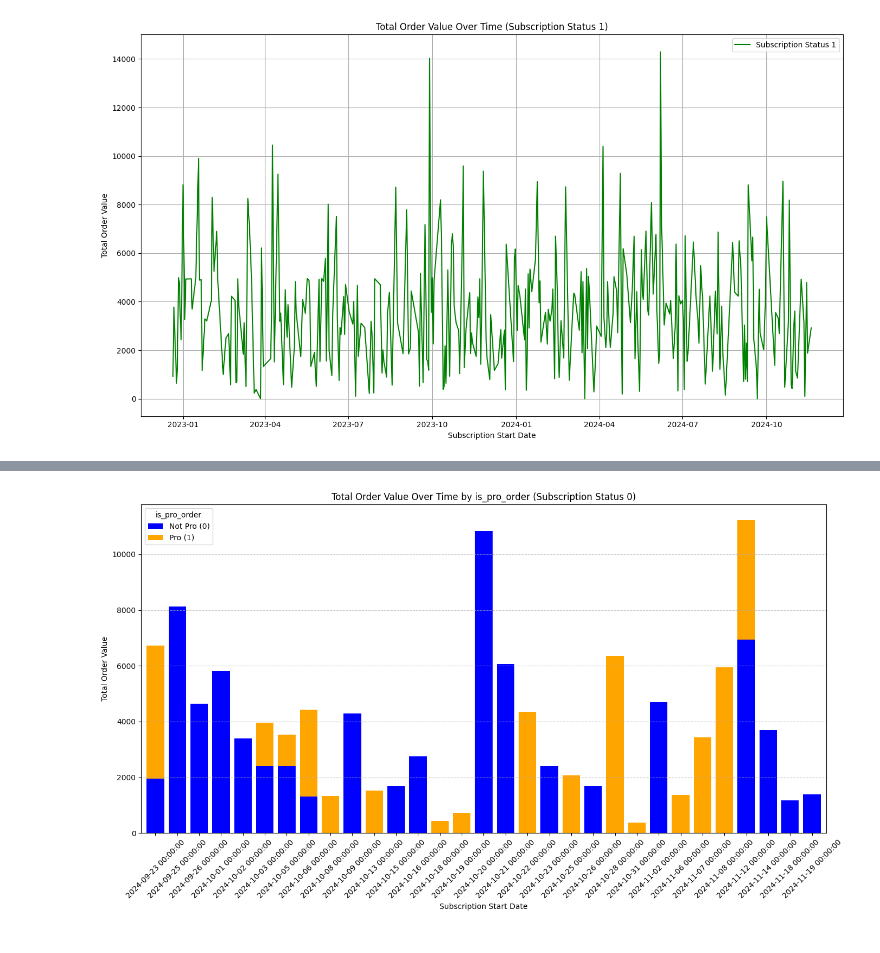
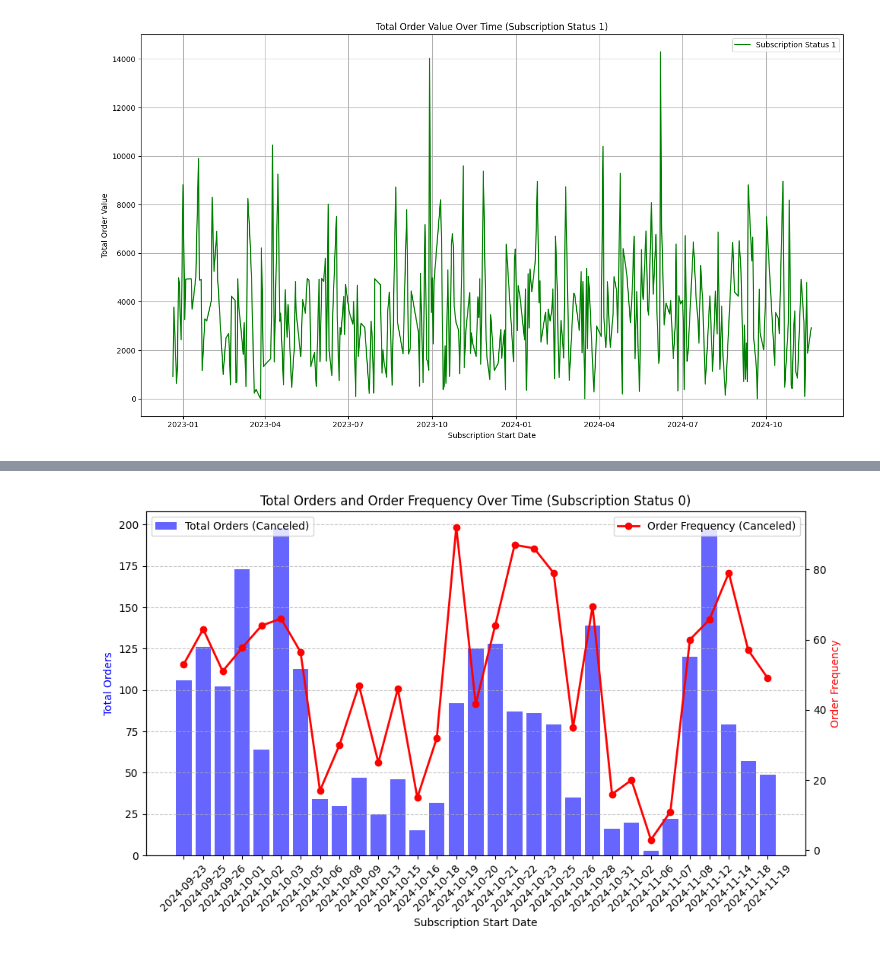
Before and after one commit to hanieranjbar/snappfood_task, a Jupyter notebook: 1stpythontaskEDA.ipynb, the cells around one changed output, grey strips where cells are left out. Cells and saved outputs as stored; diff of their text form; code cells hidden in the pictures.

```diff
--- a/1stpythontaskEDA.ipynb
+++ b/1stpythontaskEDA.ipynb
@@ -196,75 +405,83 @@ plt.show()
 # %%
 import pandas as pd
 import matplotlib.pyplot as plt
 import seaborn as sns
 
 # Load the dataset
 file_path = "foodpro_users.csv"
 data = pd.read_csv(file_path)
 
 # Ensure subscription_start is in datetime format
 data['subscription_start'] = pd.to_datetime(data['subscription_start'])
 
 # Filter data for the last 3 months
 three_months_ago = pd.Timestamp.now() - pd.DateOffset(months=3)
 data = data[data['subscription_start'] >= three_months_ago]
 
+# Format subscription_start to yyyy-mm-dd
+data['subscription_start'] = data['subscription_start'].dt.strftime('%Y-%m-%d')
+
 # Filter data for subscription_status = 0 and 1
 data_0 = data[data['subscription_status'] == 0]
 data_1 = data[data['subscription_status'] == 1]
 
-# Group by subscription_start and is_pro_order for status 0
-metrics_0 = data_0.groupby(['subscription_start', 'is_pro_order']).agg({
-    'total_orders': 'sum',
-    'total_order_value': 'sum'
-}).reset_index()
+# Calculate order frequency as total orders divided by the number of unique customers
+data_0_grouped = data_0.groupby(['subscription_start']).agg(
+    total_orders=('total_orders', 'sum'),
+    unique_customers=('customer_id', 'nunique')
+).reset_index()
 
-# Group by subscription_start and is_pro_order for status 1
-metrics_1 = data_1.groupby(['subscription_start', 'is_pro_order']).agg({
-    'total_orders': 'sum',
-    'total_order_value': 'sum'
-}).reset_index()
+data_1_grouped = data_1.groupby(['subscription_start']).agg(
+    total_orders=('total_orders', 'sum'),
+    unique_customers=('customer_id', 'nunique')
+).reset_index()
 
-# Pivot data for plotting stacked bar charts
-metrics_0_pivot = metrics_0.pivot(index='subscription_start', columns='is_pro_order', values='total_order_value').fillna(0)
-metrics_1_pivot = metrics_1.pivot(index='subscription_start', columns='is_pro_order', values='total_order_value').fillna(0)
+# Calculate order frequency
+data_0_grouped['order_frequency'] = data_0_grouped['total_orders'] / data_0_grouped['unique_customers']
+data_1_grouped['order_frequency'] = data_1_grouped['total_orders'] / data_1_grouped['unique_customers']
 
-# Plot for subscription_status = 0
-plt.figure(figsize=(14, 8))
-metrics_0_pivot.plot(
-    kind='bar',
-    stacked=True,
-    color=['blue', 'orange'],
-    figsize=(14, 8),
-    width=0.8,
-    ax=plt.gca()
-)
-plt.title('Total Order Value Over Time by is_pro_order (Subscription Status 0)')
-plt.xlabel('Subscription Start Date')
-plt.ylabel('Total Order Value')
-plt.legend(title='is_pro_order', labels=['Not Pro (0)', 'Pro (1)'])
-plt.xticks(rotation=45)
-plt.grid(axis='y', linestyle='--', alpha=0.7)
+# Plot for subscription_status = 0 (Canceled)
+fig, ax1 = plt.subplots(figsize=(10, 6))
+
+# Bar chart for total orders (volume of orders)
+ax1.bar(data_0_grouped['subscription_start'], data_0_grouped['total_orders'], color='blue', alpha=0.6, label='Total Orders (Canceled)', width=0.8)
+
+# Line chart for order frequency
+ax2 = ax1.twinx()
+ax2.plot(data_0_grouped['subscription_start'], data_0_grouped['order_frequency'], marker='o', color='red', label='Order Frequency (Canceled)', linewidth=2)
+
+ax1.set_title('Total Orders and Order Frequency Over Time (Subscription Status 0)')
+ax1.set_xlabel('Subscription Start Date')
+ax1.set_ylabel('Total Orders', color='blue')
+ax2.set_ylabel('Order Frequency', color='red')
+ax1.tick_params(axis='x', rotation=45)
+ax1.grid(axis='y', linestyle='--', alpha=0.7)
+ax1.legend(loc='upper left')
+ax2.legend(loc='upper right')
+
 plt.tight_layout()
 plt.show()
 
-# Plot for subscription_status = 1
-plt.figure(figsize=(14, 8))
-metrics_1_pivot.plot(
-    kind='bar',
-    stacked=True,
-    color=['blue', 'orange'],
-    figsize=(14, 8),
-    width=0.8,
-    ax=plt.gca()
-)
-plt.title('Total Order Value Over Time by is_pro_order (Subscription Status 1)')
-plt.xlabel('Subscription Start Date')
-plt.ylabel('Total Order Value')
-plt.legend(title='is_pro_order', labels=['Not Pro (0)', 'Pro (1)'])
-plt.xticks(rotation=45)
-plt.grid(axis='y', linestyle='--', alpha=0.7)
+# Plot for subscription_status = 1 (Active)
+fig, ax1 = plt.subplots(figsize=(10, 6))
+
+# Bar chart for total orders (volume of orders)
+ax1.bar(data_1_grouped['subscription_start'], data_1_grouped['total_orders'], color='orange', alpha=0.6, label='Total Orders (Active)', width=0.8)
+
+# Line chart for order frequency
+ax2 = ax1.twinx()
+ax2.plot(data_1_grouped['subscription_start'], data_1_grouped['order_frequency'], marker='o', color='green', label='Order Frequency (Active)', linewidth=2)
+
+ax1.set_title('Total Orders and Order Frequency Over Time (Subscription Status 1)')
+ax1.set_xlabel('Subscription Start Date')
+ax1.set_ylabel('Total Orders', color='orange')
+ax2.set_ylabel('Order Frequency', color='green')
+ax1.tick_params(axis='x', rotation=45)
+ax1.grid(axis='y', linestyle='--', alpha=0.7)
+ax1.legend(loc='upper left')
+ax2.legend(loc='upper right')
+
 plt.tight_layout()
 plt.show()
 # %% [output]
-[figure, old version]
+[figure, new version]
```
Also changed, not shown: parts of 7 cells of this notebook.
